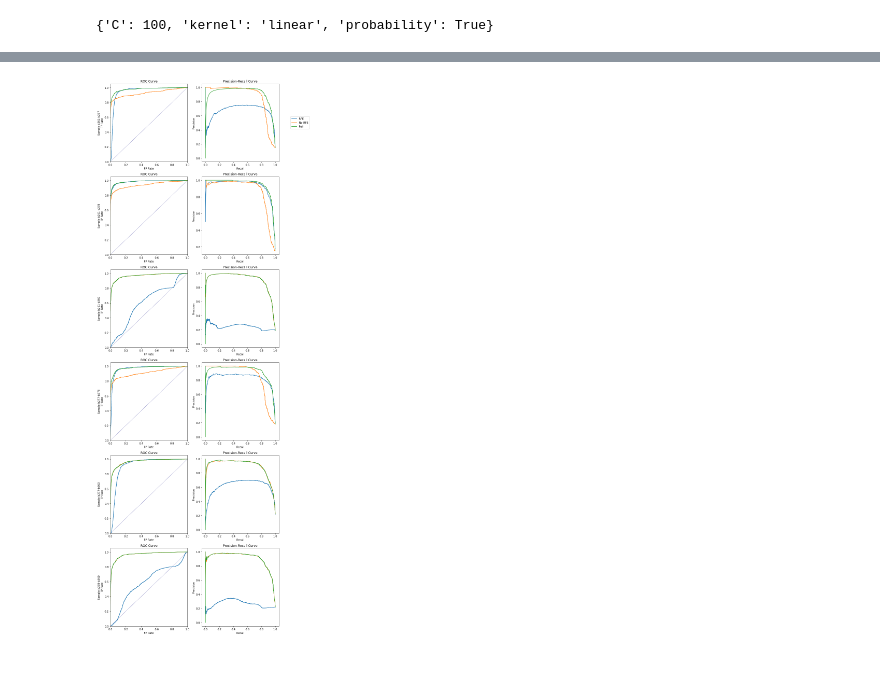
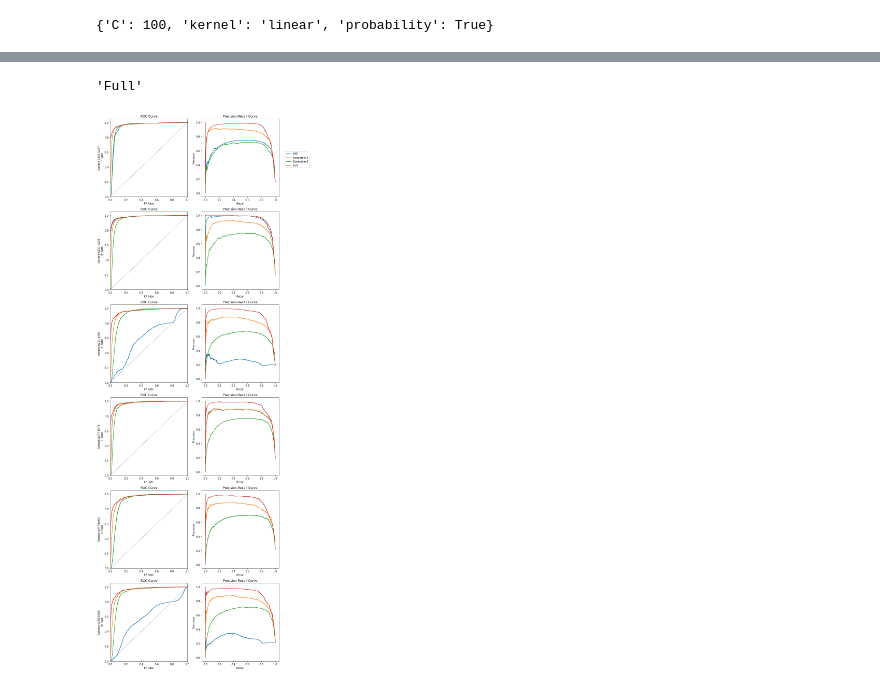
Before and after one commit to leliel12/denoise, a Jupyter notebook: 05_FS_analysis.ipynb, the cells around one changed output, grey strips where cells are left out. Cells and saved outputs as stored; diff of their text form; code cells hidden in the pictures.

```diff
--- a/05_FS_analysis.ipynb
+++ b/05_FS_analysis.ipynb
@@ -255,14 +257,17 @@ for tiles in keys:
         buff[(tile_a, tile_b)]["nrfe"] = clf
         joblib.dump(buff, fname, compress=3)
 
-    print(dt.datetime.now(), "RFE Ensemble 2")
-    if "rfe_e2" not in buff[(tile_a, tile_b)]:
-        clf = execute_kfold(
-            clf_name="SVM-Linear",
-            clasificator=SVC(**svcl_params),
-            sample=sample, X_columns=rfe_ensemble2, y_column="cls", nfolds=5)
-        buff[(tile_a, tile_b)]["rfe_e2"] = clf
-        joblib.dump(buff, fname, compress=3)
+    for ensn in [2, 3, 4, 6]:
+        ekey = f"rfe_e{ensn}"
+        print(dt.datetime.now(), f"RFE Ensemble {ensn}")
+
+        if ekey not in buff[(tile_a, tile_b)]:
+            clf = execute_kfold(
+                clf_name="SVM-Linear",
+                clasificator=SVC(**svcl_params),
+                sample=sample, X_columns=ecolumns, y_column="cls", nfolds=5)
+            buff[(tile_a, tile_b)]["ekey"] = clf
+            joblib.dump(buff, fname, compress=3)
 
     print(dt.datetime.now(), "RFE Ensemble 3")
     if "rfe_e3" not in buff[(tile_a, tile_b)]:
@@ -295,3 +300,7 @@ Wall time: 1.3 s
+# %%
+nn
+# %% [output]
+'Full'
 # %%
 def roc(results, ax=None, labels=True):
     if ax == None:
@@ -320,36 +329,46 @@ def prc(results, ax=None, labels=True):
         label = r.clf_name if labels else "_no_legend_"
         ax.plot(r.prec_rec_curve[1], r.prec_rec_curve[0], label=label)
 
     ax.set_title("Precision-Recall Curve")
     ax.set_xlabel("Recall")
     ax.set_ylabel("Precision")
 
 
 labels = True
 
+HNAMES = [
+    ("RFE", "rfe"),
+    ("Ensemble 2", "rfe_e2"),
+    ("Ensemble 3", "rfe_e3"),
+#     ("No-RFE", "nrfe"),
+    ("Full", "full")
+]
+
+
 fig, axs = plt.subplots(6, 2, figsize=(10, 5*6))
 axs = iter(axs)
 for k, sr in buff.items():
     ax = next(axs)
     results = []
-    for nn, dat in zip(["RFE", "No-RFE", "Full"], [sr["rfe"], sr["nrfe"], sr["full"]]):
-        dat = Container(dat)
+    for nn, dat in HNAMES:
+
+        dat = Container(sr[dat])
         dat.clf_name = nn
         results.append(dat)
 
     roc(results, ax=ax[0], labels=labels)
     prc(results, ax=ax[1], labels=False)
     labels = False
     y_label = f"Sample {'-'.join(k)}\n{ax[0].get_ylabel()}"
 
     ax[0].set_ylabel(y_label)
 
     lgd = fig.legend(bbox_to_anchor=(1.15, 0.93))
     fig.tight_layout();
 
 # fig.savefig("plots/rfe_curve.pdf", bbox_extra_artists=(lgd,), bbox_inches='tight')
 # %% [output]
-[figure, old version]
+[figure, new version]
 # %%
 rows = []
 for r in results:
```
Also changed, not shown: parts of 2 cells of this notebook, 1 other file.
